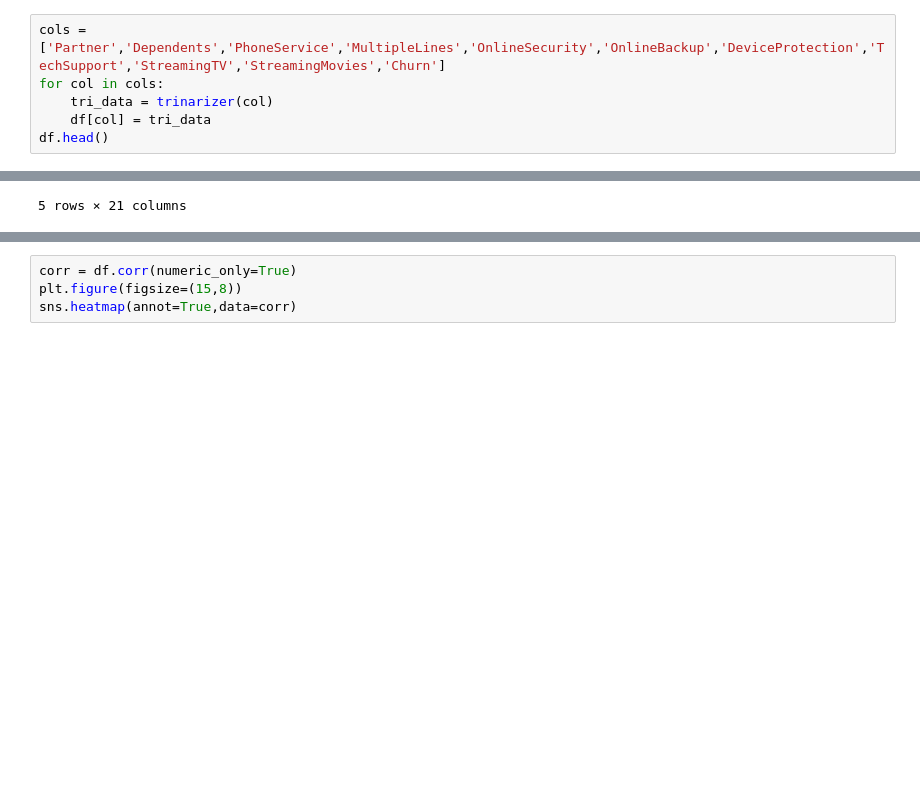
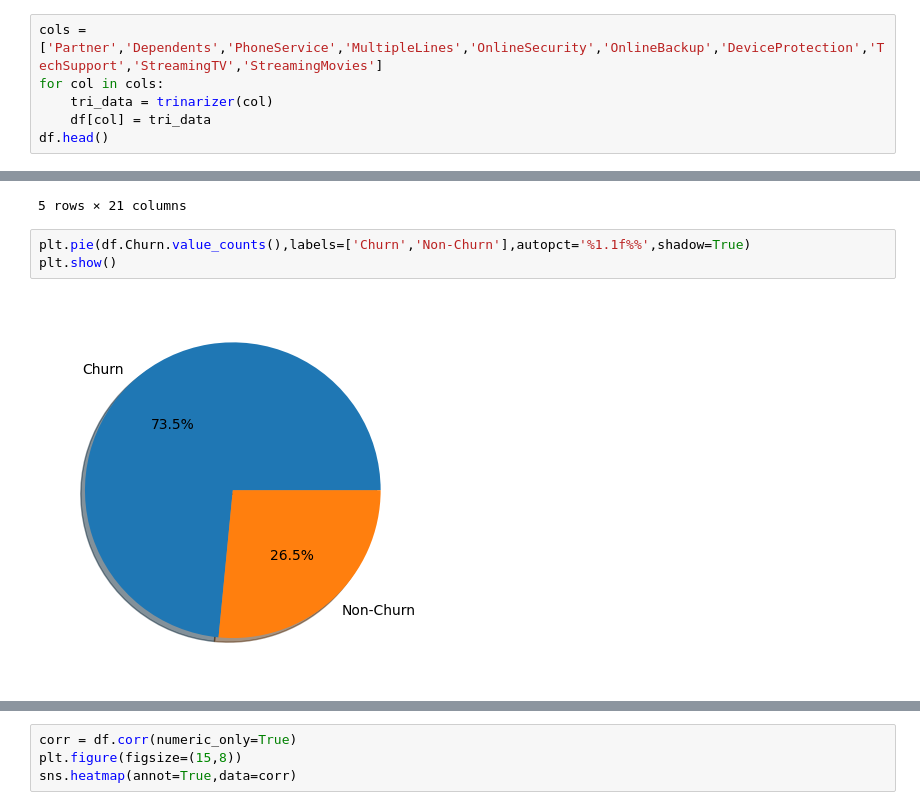
Before and after one commit to VinayakFTW/telco_customer_churn_prediction, a Jupyter notebook: preprocess.ipynb, the cells around one changed output, grey strips where cells are left out. Drawn from its saved outputs; the diff is of its cells as text; blank space fills up the shorter version.

```diff
--- a/preprocess.ipynb
+++ b/preprocess.ipynb
@@ -124,7 +143,7 @@ for val in df["InternetService"]:
         num_dat.append(1)
 df['InternetService'] = num_dat
 # %%
-cols = ['Partner','Dependents','PhoneService','MultipleLines','OnlineSecurity','OnlineBackup','DeviceProtection','TechSupport','StreamingTV','StreamingMovies','Churn']
+cols = ['Partner','Dependents','PhoneService','MultipleLines','OnlineSecurity','OnlineBackup','DeviceProtection','TechSupport','StreamingTV','StreamingMovies']
 for col in cols:
     tri_data = trinarizer(col)
     df[col] = tri_data
@@ -203,3 +246,8 @@ df.head()
 | 3 | 7795-CFOCW | Male | 0 | 0 | 0 | 45 | 0 | -1 | ... |
 | 4 | 9237-HQITU | Female | 0 | 0 | 0 | 2 | 1 | 0 | ... |
 5 rows × 21 columns
+# %%
+plt.pie(df.Churn.value_counts(),labels=['Churn','Non-Churn'],autopct='%1.1f%%',shadow=True)
+plt.show()
+# %% [output]
+[figure, added]
```
Also changed, not shown: parts of 7 cells of this notebook, 3 other files.
